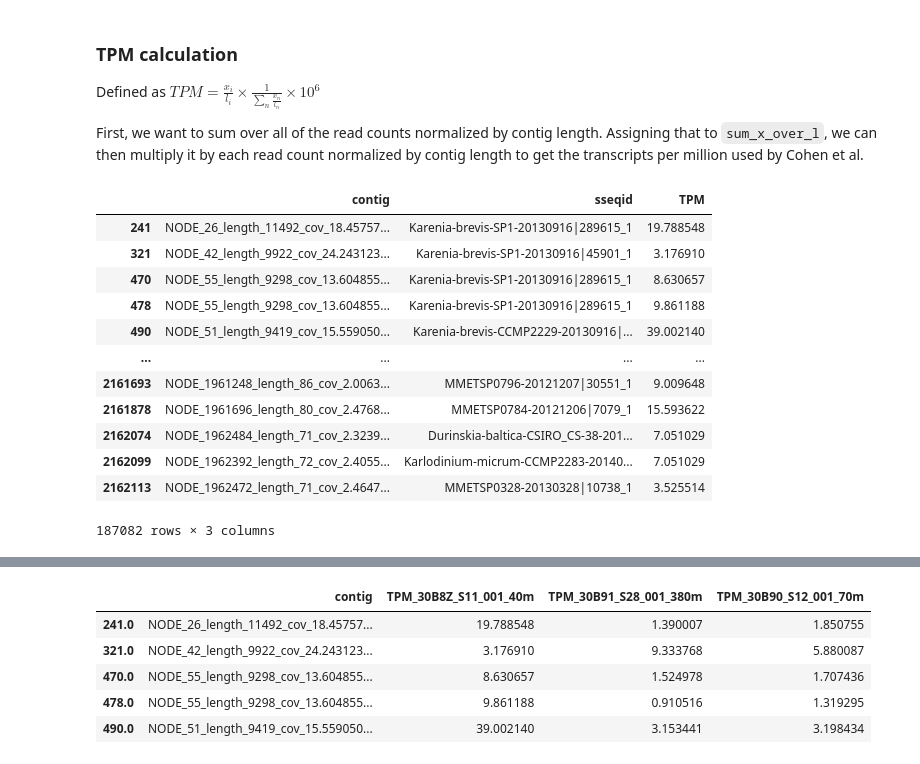
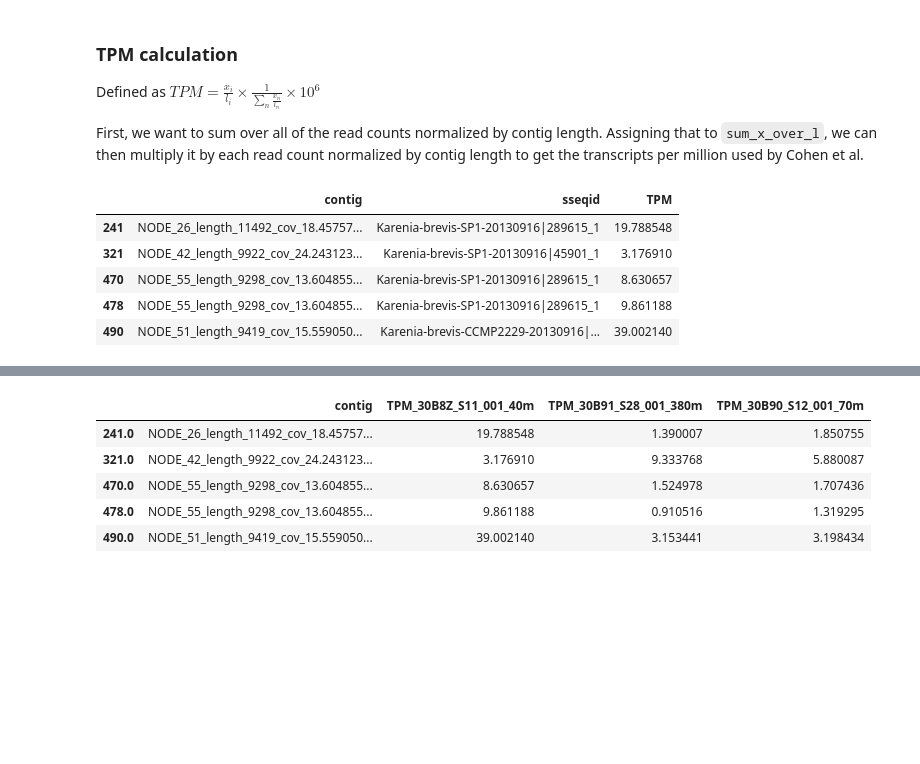
Before and after one commit to 2021-environmental-bioinformatics/dinoflagellates_METZYME, a Jupyter notebook: jupyter-notebooks/TPM_normalization_and_plotting.ipynb, the cells around one changed output, grey strips where cells are left out. Cells and saved outputs as stored; diff of their text form; code cells hidden in the pictures; blank space fills up the shorter version.

```diff
--- a/jupyter-notebooks/TPM_normalization_and_plotting.ipynb
+++ b/jupyter-notebooks/TPM_normalization_and_plotting.ipynb
@@ -11,7 +11,8 @@ import numpy as np
 import matplotlib.pyplot as plt
 import seaborn as sns
 # %%
-working_dir = '/vortexfs1/omics/env-bio/collaboration/dinoflagellates_METZYME/data/metaT_trimmed_reads/fasta_files/paired/mRNA/'
+working_dir = '/vortexfs1/omics/env-bio/collaboration/dinoflagellates_METZYME/' \
+                'data/metaT_trimmed_reads/fasta_files/paired/mRNA/'
 # %% [markdown]
 ### Read in annotated ORF file with taxonomy
 # %%
@@ -78,18 +82,11 @@ sum_x_over_l = pd.DataFrame(dino_ORF_reads['mapped']/dino_ORF_reads['reference_l
 dino_ORF_reads['TPM'] = dino_ORF_reads['mapped']/dino_ORF_reads['reference_length']*(1/sum_x_over_l)*10**6
 # %%
-dino_ORF_reads[['contig', 'sseqid', 'TPM']]
+dino_ORF_reads[['contig', 'sseqid', 'TPM']].head()
 # %% [output]
 |  | contig | sseqid | TPM |
 | 241 | NODE_26_length_11492_cov_18.45757... | Karenia-brevis-SP1-20130916|289615_1 | 19.788548 |
 | 321 | NODE_42_length_9922_cov_24.243123... | Karenia-brevis-SP1-20130916|45901_1 | 3.176910 |
 | 470 | NODE_55_length_9298_cov_13.604855... | Karenia-brevis-SP1-20130916|289615_1 | 8.630657 |
 | 478 | NODE_55_length_9298_cov_13.604855... | Karenia-brevis-SP1-20130916|289615_1 | 9.861188 |
 | 490 | NODE_51_length_9419_cov_15.559050... | Karenia-brevis-CCMP2229-20130916|... | 39.002140 |
-| ... | ... | ... | ... |
-| 2161693 | NODE_1961248_length_86_cov_2.0063... | MMETSP0796-20121207|30551_1 | 9.009648 |
-| 2161878 | NODE_1961696_length_80_cov_2.4768... | MMETSP0784-20121206|7079_1 | 15.593622 |
-| 2162074 | NODE_1962484_length_71_cov_2.3239... | Durinskia-baltica-CSIRO_CS-38-201... | 7.051029 |
-| 2162099 | NODE_1962392_length_72_cov_2.4055... | Karlodinium-micrum-CCMP2283-20140... | 7.051029 |
-| 2162113 | NODE_1962472_length_71_cov_2.4647... | MMETSP0328-20130328|10738_1 | 3.525514 |
-187082 rows × 3 columns
 # %%
```
Also changed, not shown: parts of 25 cells of this notebook, 15 other files.
